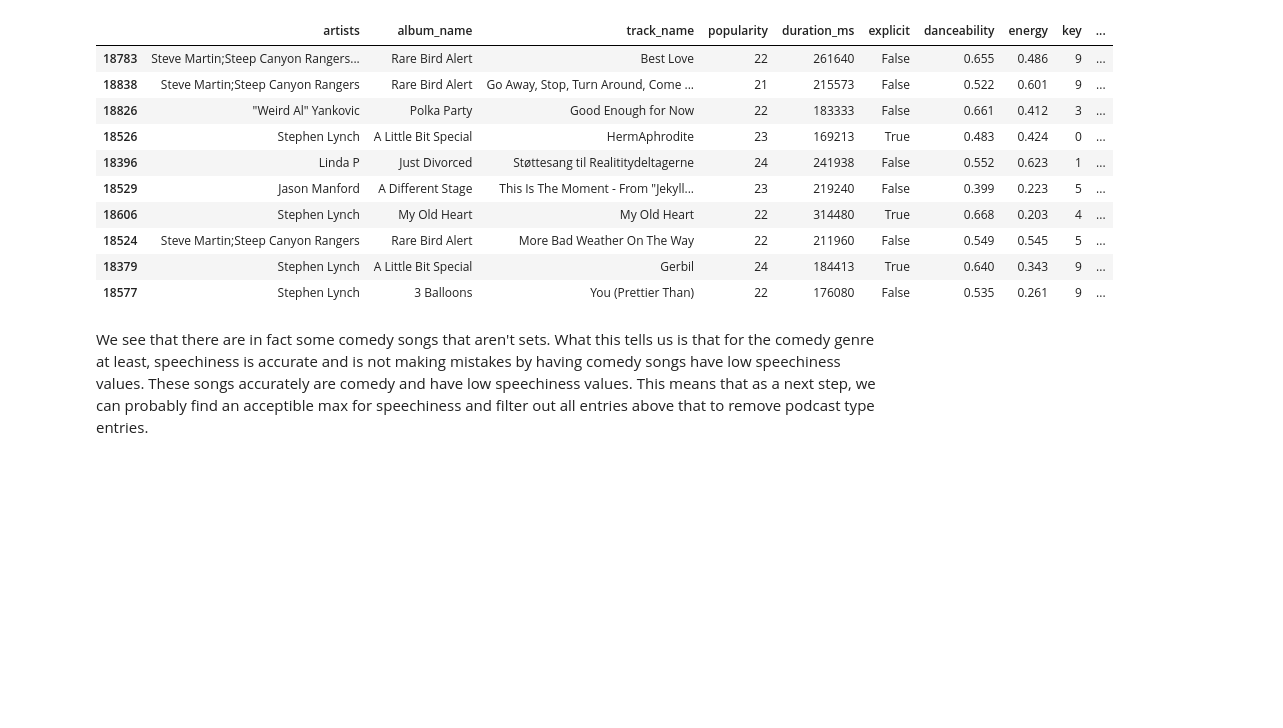
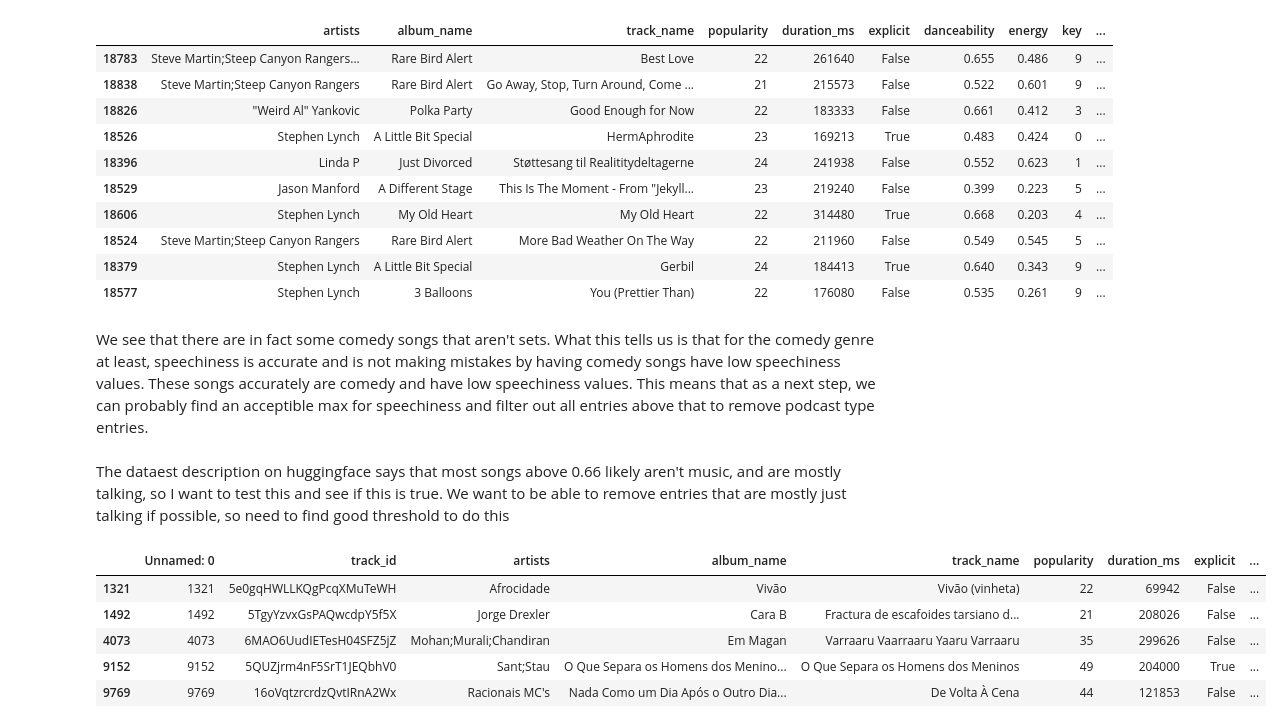
Before and after one commit to will-mccormack/CS-M148-Proj, a Jupyter notebook: Week_2_Spotify_Data_Cleaning_and_EDA.ipynb, the cells around one changed output. Saved outputs shown, nothing was run; the diff lists cells and outputs as text; code cells hidden in the pictures; blank space fills up the shorter version.

```diff
--- a/Week_2_Spotify_Data_Cleaning_and_EDA.ipynb
+++ b/Week_2_Spotify_Data_Cleaning_and_EDA.ipynb
@@ -180,3 +218,16 @@ lowest_speechy_comedies
 | 18577 | Stephen Lynch | 3 Balloons | You (Prettier Than) | 22 | 176080 | False | 0.535 | 0.261 | 9 | ... |
 # %% [markdown]
 We see that there are in fact some comedy songs that aren't sets. What this tells us is that for the comedy genre at least, speechiness is accurate and is not making mistakes by having comedy songs have low speechiness values. These songs accurately are comedy and have low speechiness values. This means that as a next step, we can probably find an acceptible max for speechiness and filter out all entries above that to remove podcast type entries.
+# %% [markdown]
+The dataest description on huggingface says that most songs above 0.66 likely aren't music, and are mostly talking, so I want to test this and see if this is true. We want to be able to remove entries that are mostly just talking if possible, so need to find good threshold to do this
+# %%
+filtered_speechiness = raw_data[raw_data['speechiness'] > 0.70]
+pd.set_option("display.max_columns", None)
+filtered_speechiness.head()
+# %% [output]
+|  | Unnamed: 0 | track_id | artists | album_name | track_name | popularity | duration_ms | explicit | ... |
+| 1321 | 1321 | 5e0gqHWLLKQgPcqXMuTeWH | Afrocidade | Vivão | Vivão (vinheta) | 22 | 69942 | False | ... |
+| 1492 | 1492 | 5TgyYzvxGsPAQwcdpY5f5X | Jorge Drexler | Cara B | Fractura de escafoides tarsiano d... | 21 | 208026 | False | ... |
+| 4073 | 4073 | 6MAO6UudIETesH04SFZ5jZ | Mohan;Murali;Chandiran | Em Magan | Varraaru Vaarraaru Yaaru Varraaru | 35 | 299626 | False | ... |
+| 9152 | 9152 | 5QUZjrm4nF5SrT1JEQbhV0 | Sant;Stau | O Que Separa os Homens dos Menino... | O Que Separa os Homens dos Meninos | 49 | 204000 | True | ... |
+| 9769 | 9769 | 16oVqtzrcrdzQvtIRnA2Wx | Racionais MC's | Nada Como um Dia Após o Outro Dia... | De Volta À Cena | 44 | 121853 | False | ... |
```
Also changed, not shown: parts of 20 cells of this notebook.
